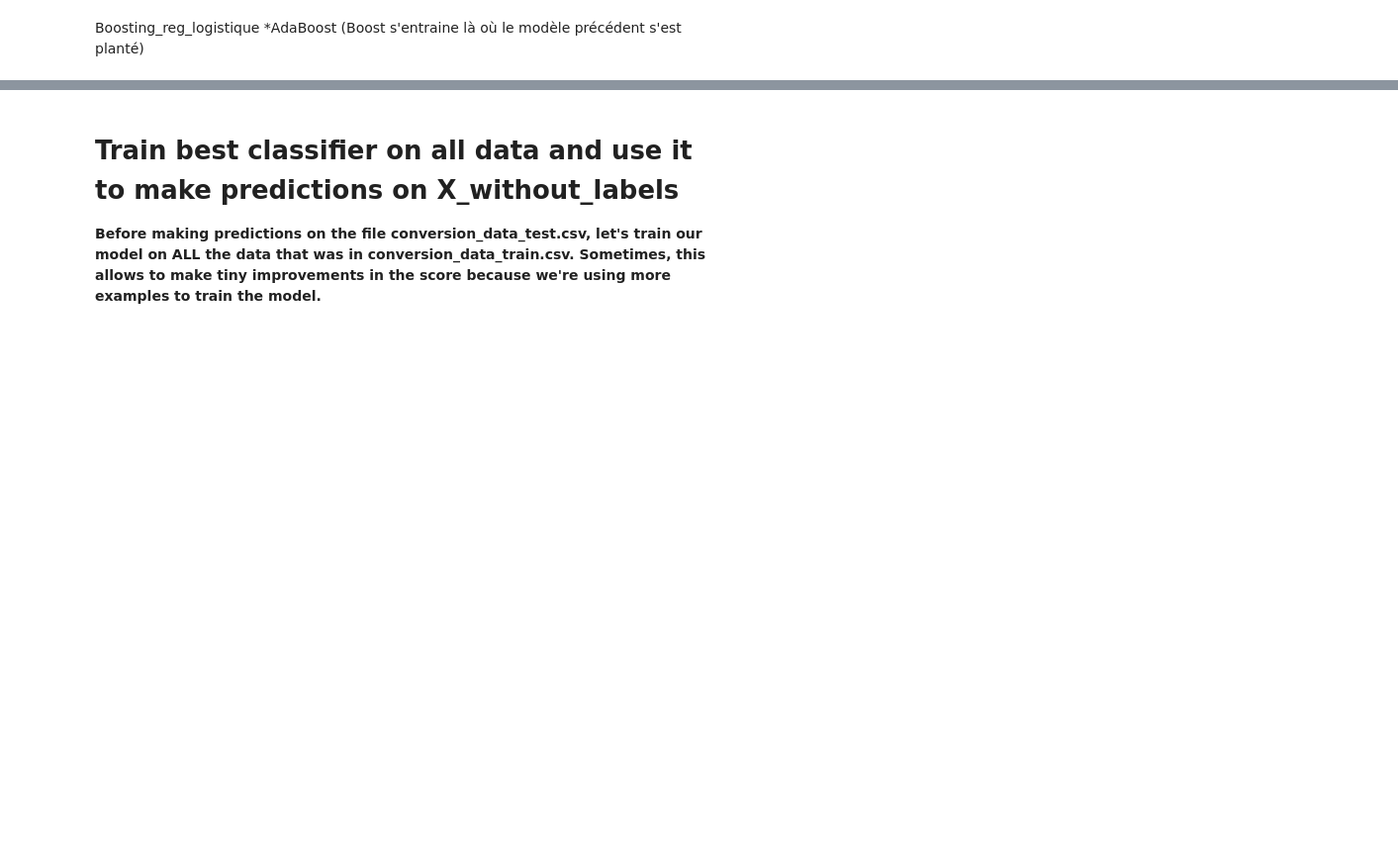
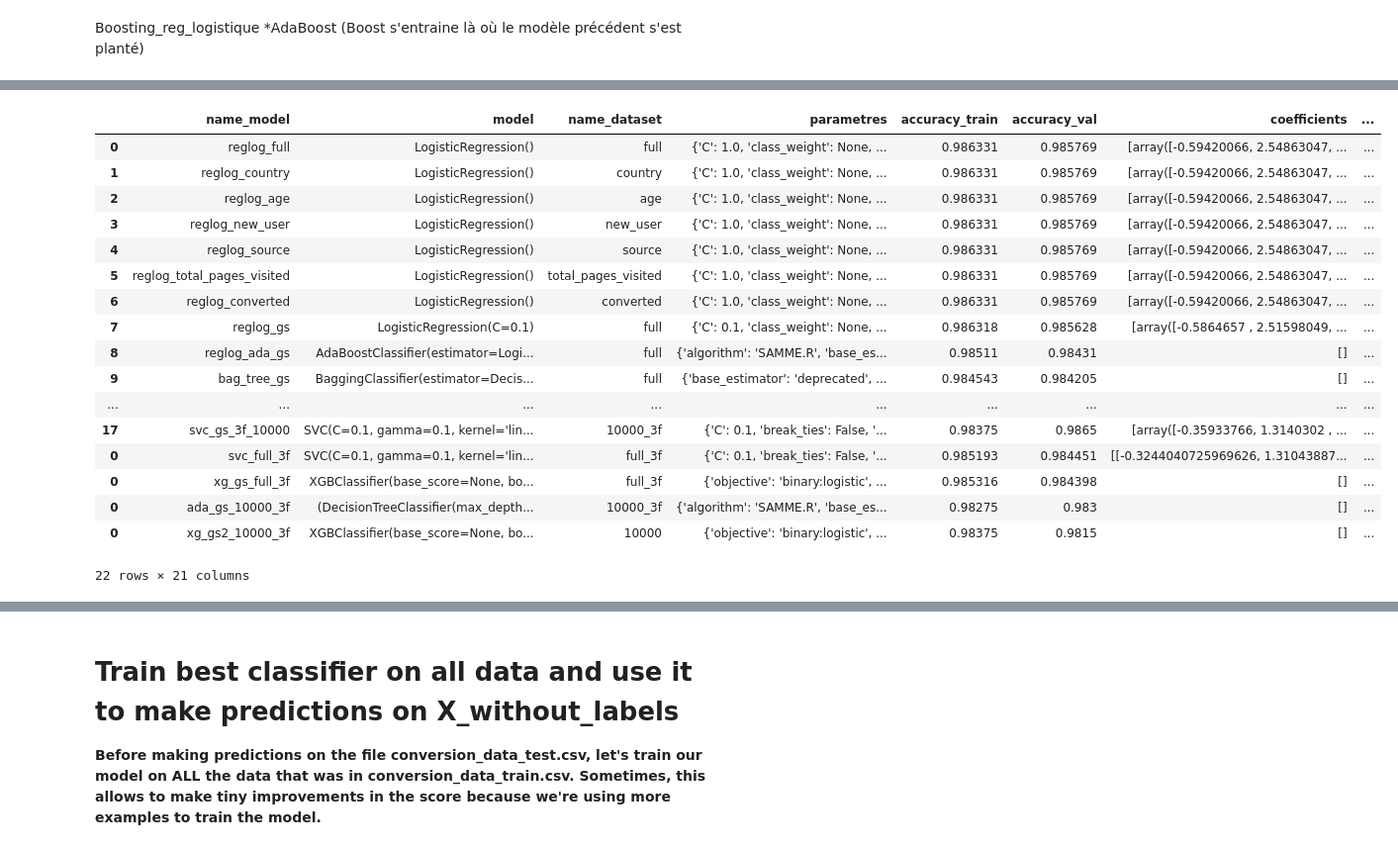
Before and after one commit to kumquat42/202311_jedha_Bloc3_ML_challenge, a Jupyter notebook: 202311_jedha_bloc3_ML_challenge.ipynb, the cells around one changed output, grey strips where cells are left out. Shown at 99% size. Saved outputs shown, nothing was run; the diff lists cells and outputs as text; code cells hidden in the pictures; blank space fills up the shorter version.

Commit message:
tree pour feature selection, sampling, svc

```diff
--- a/202311_jedha_bloc3_ML_challenge.ipynb
+++ b/202311_jedha_bloc3_ML_challenge.ipynb
@@ -636,11 +638,22 @@ Try with a gradient ?
 # %%
 # all columns = 'full'
 #data
+
 # 3feat: feature - engineering sans colonnes:
 data = data.loc[:, ['age', 'total_pages_visited', 'new_user', 'converted']]
-data = data.loc[]
+
+
+#sample 1000
+#data = data.sample(1000)
+
+#sample 10000
+data = data.sample(10000)
+#print(data.shape)
+
 
 data.head()
 
 X_train, X_val, y_train, y_val, num_features, cat_features, liste_features_name, name_dataset = prepare_datasets(data, 'full')
+
+#X_train[0:5], type(X_train), len(X_train), y_train[0:5], type(y_train), len(y_train), X_train [0], y_train[0] # attention aux index
 # %% [output]
@@ -982,6 +915,3 @@ dtype: int64
 | 50% | 27.000000 | 15.000000 |
 | 75% | 33.000000 | 17.000000 |
 | max | 123.000000 | 27.000000 |
-# %%
-temp = final_scoring.iloc[:, :12]
-temp
@@ -1117,3 +1082,50 @@ sns.catplot(x = final_scoring['name_model'], y = final_scoring['f1_val'], kind =
+# %%
+### XGBoost: # que decision trees
+
+### A refaire avec les nouveaux paramètres et full_3f
+
+#reglog_xg = GradientBoostingClassifier(logistic_regression)
+
+xgboost = XGBClassifier()
+
+# Grid of values to be tested
+params = {
+    'max_depth': [2, 5, 8],
+    'min_child_weight': [3, 10, 20],
+    'n_estimators': [30, 40, 50 ]
+}
+print(params)
+xg_gs2= GridSearchCV(xgboost, param_grid = params, cv = 3)
+xg_gs2.fit(X_train, y_train)
+
+xg_gs2_3f = model_scores('xg_gs2_3f', xg_gs2.best_estimator_, '3f')
+
+final_scoring= pd.concat([final_scoring,xg_gs2_3f])
+# 0.74479	0.729927- # 'max_depth': 2, 'min_child_weight': 3,'n_estimators': 50 - 15 '
+#0.711111	0.672566 'max_depth': 5, 'min_child_weight': 10,  'n_estimators': 40
+# %%
+final_scoring.loc[final_scoring['name_model']=='xg_gs2_10000_3f	', 'name_dataset'] = '10000_3f'
+# %%
+final_scoring
+# %% [output]
+|  | name_model | model | name_dataset | parametres | accuracy_train | accuracy_val | coefficients | ... |
+| 0 | reglog_full | LogisticRegression() | full | {'C': 1.0, 'class_weight': None, ... | 0.986331 | 0.985769 | [array([-0.59420066, 2.54863047, ... | ... |
+| 1 | reglog_country | LogisticRegression() | country | {'C': 1.0, 'class_weight': None, ... | 0.986331 | 0.985769 | [array([-0.59420066, 2.54863047, ... | ... |
+| 2 | reglog_age | LogisticRegression() | age | {'C': 1.0, 'class_weight': None, ... | 0.986331 | 0.985769 | [array([-0.59420066, 2.54863047, ... | ... |
+| 3 | reglog_new_user | LogisticRegression() | new_user | {'C': 1.0, 'class_weight': None, ... | 0.986331 | 0.985769 | [array([-0.59420066, 2.54863047, ... | ... |
+| 4 | reglog_source | LogisticRegression() | source | {'C': 1.0, 'class_weight': None, ... | 0.986331 | 0.985769 | [array([-0.59420066, 2.54863047, ... | ... |
+| 5 | reglog_total_pages_visited | LogisticRegression() | total_pages_visited | {'C': 1.0, 'class_weight': None, ... | 0.986331 | 0.985769 | [array([-0.59420066, 2.54863047, ... | ... |
+| 6 | reglog_converted | LogisticRegression() | converted | {'C': 1.0, 'class_weight': None, ... | 0.986331 | 0.985769 | [array([-0.59420066, 2.54863047, ... | ... |
+| 7 | reglog_gs | LogisticRegression(C=0.1) | full | {'C': 0.1, 'class_weight': None, ... | 0.986318 | 0.985628 | [array([-0.5864657 , 2.51598049, ... | ... |
+| 8 | reglog_ada_gs | AdaBoostClassifier(estimator=Logi... | full | {'algorithm': 'SAMME.R', 'base_es... | 0.98511 | 0.98431 | [] | ... |
+| 9 | bag_tree_gs | BaggingClassifier(estimator=Decis... | full | {'base_estimator': 'deprecated', ... | 0.984543 | 0.984205 | [] | ... |
+| ... | ... | ... | ... | ... | ... | ... | ... | ... |
+| 17 | svc_gs_3f_10000 | SVC(C=0.1, gamma=0.1, kernel='lin... | 10000_3f | {'C': 0.1, 'break_ties': False, '... | 0.98375 | 0.9865 | [array([-0.35933766, 1.3140302 , ... | ... |
+| 0 | svc_full_3f | SVC(C=0.1, gamma=0.1, kernel='lin... | full_3f | {'C': 0.1, 'break_ties': False, '... | 0.985193 | 0.984451 | [[-0.3244040725969626, 1.31043887... | ... |
+| 0 | xg_gs_full_3f | XGBClassifier(base_score=None, bo... | full_3f | {'objective': 'binary:logistic', ... | 0.985316 | 0.984398 | [] | ... |
+| 0 | ada_gs_10000_3f | (DecisionTreeClassifier(max_depth... | 10000_3f | {'algorithm': 'SAMME.R', 'base_es... | 0.98275 | 0.983 | [] | ... |
+| 0 | xg_gs2_10000_3f | XGBClassifier(base_score=None, bo... | 10000 | {'objective': 'binary:logistic', ... | 0.98375 | 0.9815 | [] | ... |
+22 rows × 21 columns
 # %%
 
 sns.catplot(x = final_scoring['name_model'], y = final_scoring['f1_val'], kind = 'bar')
```
Also changed, not shown: parts of 29 cells of this notebook, 1 other file.
